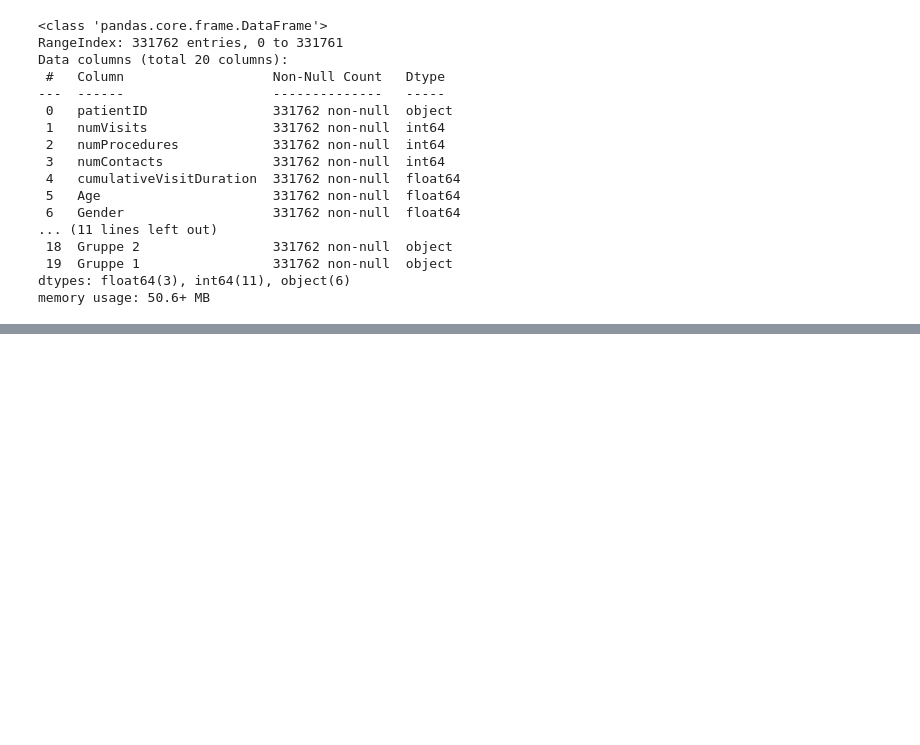
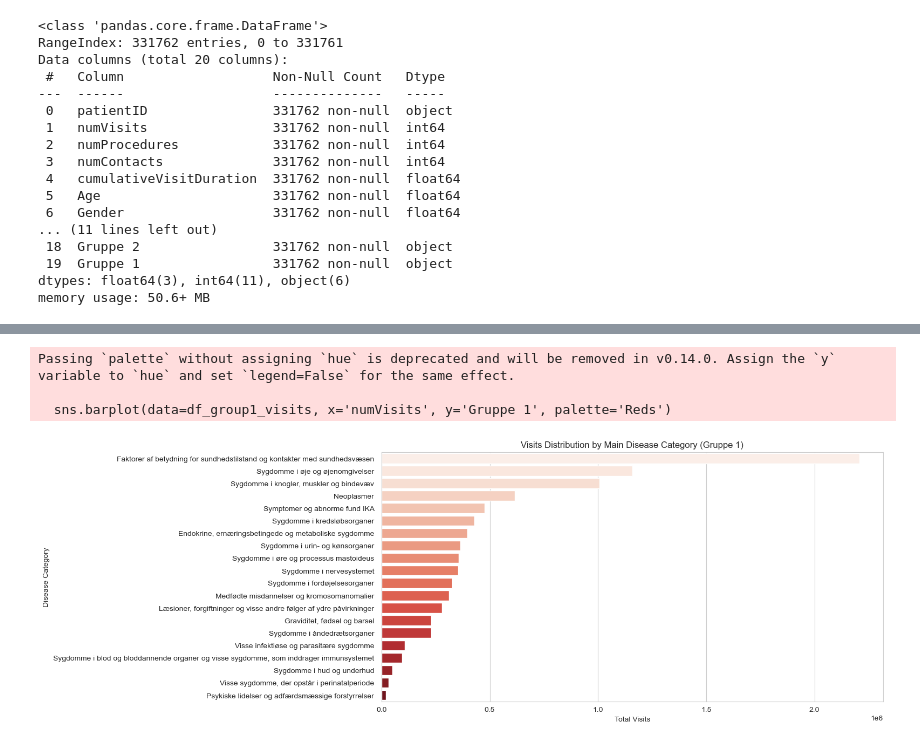
Before and after one commit to zosialenarczyk/rigshospitalet-analysis, a Jupyter notebook: pre_processing_and_EDA.ipynb, the cells around one changed output, grey strips where cells are left out. Cells and saved outputs as stored; diff of their text form; code cells hidden in the pictures; blank space fills up the shorter version.

```diff
--- a/pre_processing_and_EDA.ipynb
+++ b/pre_processing_and_EDA.ipynb
@@ -406,0 +438,15 @@ memory usage: 50.6+ MB
+# %%
+# Distribution of visits per disease category (Gruppe 1)
+df_group1_visits = df_patient.explode('Gruppe 1').groupby('Gruppe 1')['numVisits'].sum().reset_index()
+df_group1_visits = df_group1_visits.sort_values(by='numVisits', ascending=False)
+plt.figure(figsize=(12, 6))
+sns.barplot(data=df_group1_visits, x='numVisits', y='Gruppe 1', palette='Reds')
+plt.title("Visits Distribution by Main Disease Category (Gruppe 1)")
+plt.xlabel("Total Visits")
+plt.ylabel("Disease Category")
+plt.show()
+# %% [output]
+Passing `palette` without assigning `hue` is deprecated and will be removed in v0.14.0. Assign the `y` variable to `hue` and set `legend=False` for the same effect.
+
+  sns.barplot(data=df_group1_visits, x='numVisits', y='Gruppe 1', palette='Reds')
+[figure, added]
```
Also changed, not shown: parts of 5 cells of this notebook.
